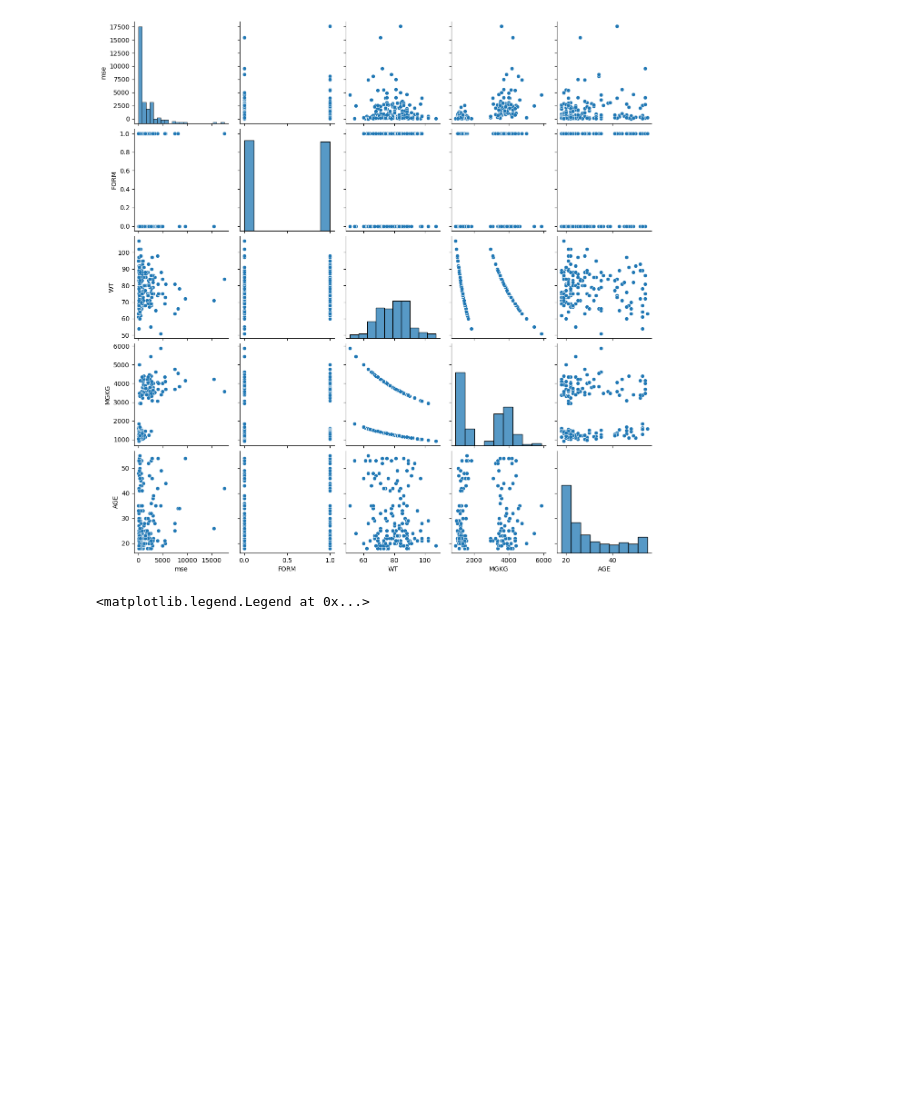
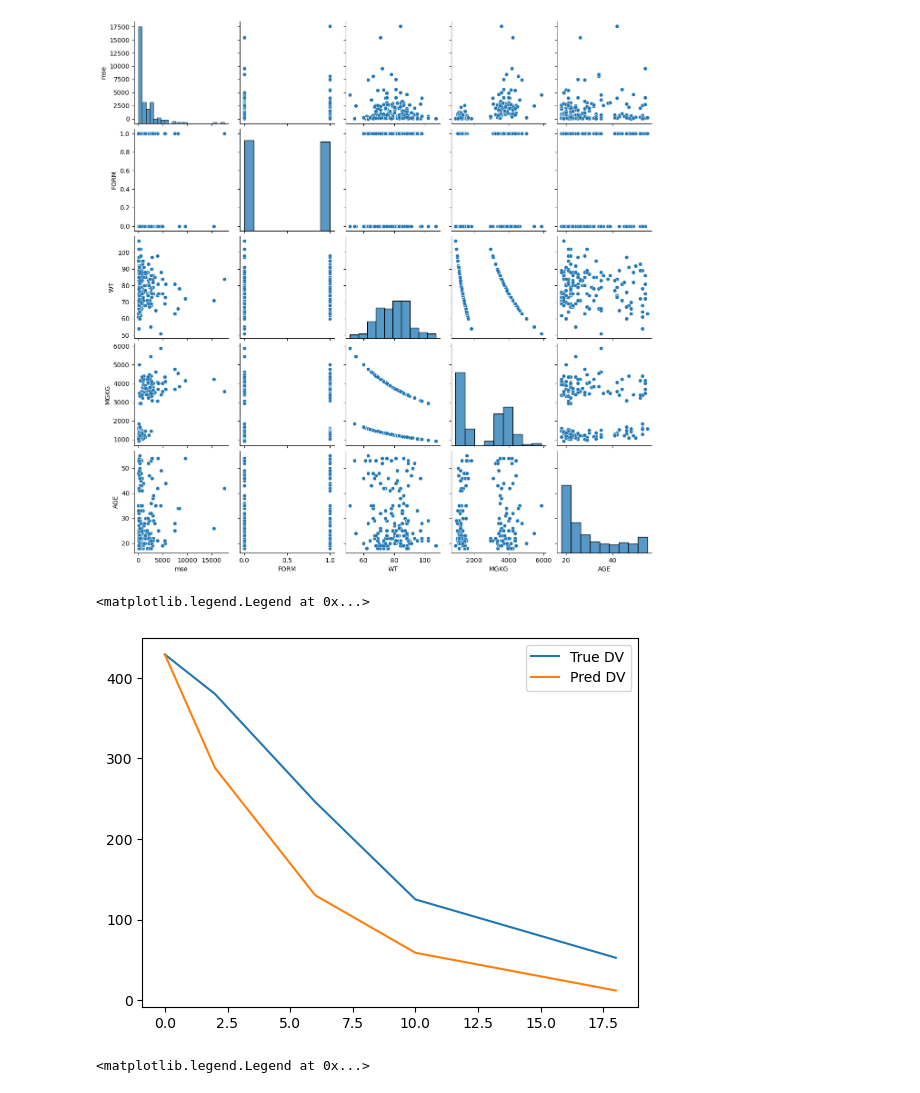
Before and after one commit to kelleyjbrady/NiceODE, a Jupyter notebook: t_0atDV_max_ode_solver_r.ipynb, the cells around one changed output. Saved outputs shown, nothing was run; the diff lists cells and outputs as text; code cells hidden in the pictures; blank space fills up the shorter version.

```diff
--- a/t_0atDV_max_ode_solver_r.ipynb
+++ b/t_0atDV_max_ode_solver_r.ipynb
@@ -192,0 +184,16 @@ pk_model_function = diffeq_obj.diff_eq()
+# %%
+with open('debug_scale_df.jb', 'wb') as f:
+    jb.dump(scale_df, f)
+# %%
+me_mod =  OneCompartmentModel(
+     ode_t0_cols=[ODEInitVals('DV')],
+     population_coeff=[PopulationCoeffcient('k', .6, subject_level_intercept=True),
+                       ],
+     dep_vars= None,
+                              loss_function=sum_of_squares_loss,
+                              optimizer_tol=None,
+                              pk_model_function=first_order_one_compartment_model,
+                              #ode_solver_method='BDF'
+                              )
+# %%
+me_mod.fit2(scale_df,checkpoint_filename=f'mod_abs_test_me.jb', parallel=False, parallel_n_jobs=4)
@@ -193,7 +202,4 @@ pk_model_function = diffeq_obj.diff_eq()
 # %%
-
-from utils import sum_of_squares_loss, numba_one_compartment_model, PopulationCoeffcient, ODEInitVals, mean_squared_error_loss, huber_loss
-import cProfile
 
 mods = {}
 orig_sse_mod = OneCompartmentModel(
@@ -216,7 +222,8 @@ orig_sse_mod = OneCompartmentModel(
                                                                          )]},
                               loss_function=mean_squared_error_loss,
                               optimizer_tol=None,
-                              pk_model_function=first_order_one_compartment_model2
+                              pk_model_function=first_order_one_compartment_model2,
+                              verbose=True
                               )
 
 mods['see_konly'] = OneCompartmentModel(
@@ -401,6 +426,15 @@ sns.pairplot(mplot)
 # %% [output]
 <seaborn.axisgrid.PairGrid at 0x...>
 [figure]
+# %%
+sub = 10
+plot_me = tmp_df.loc[tmp_df['SUBJID'] == sub, :]
+plt.plot(plot_me['TIME'], plot_me['DV'], label = 'True DV')
+plt.plot(plot_me['TIME'], plot_me['pred_conc'], label = 'Pred DV')
+plt.legend()
+# %% [output]
+<matplotlib.legend.Legend at 0x...>
+[figure, added]
 # %%
 sub = 10
 plot_me = tmp_df.loc[tmp_df['SUBJID'] == sub, :]
```
Also changed, not shown: parts of 8 cells of this notebook, 2 other files.
